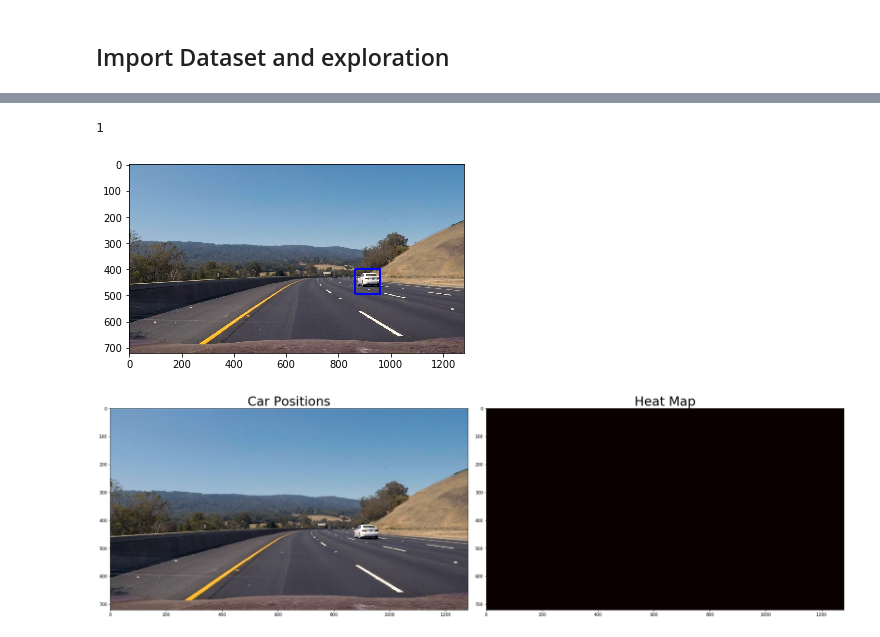
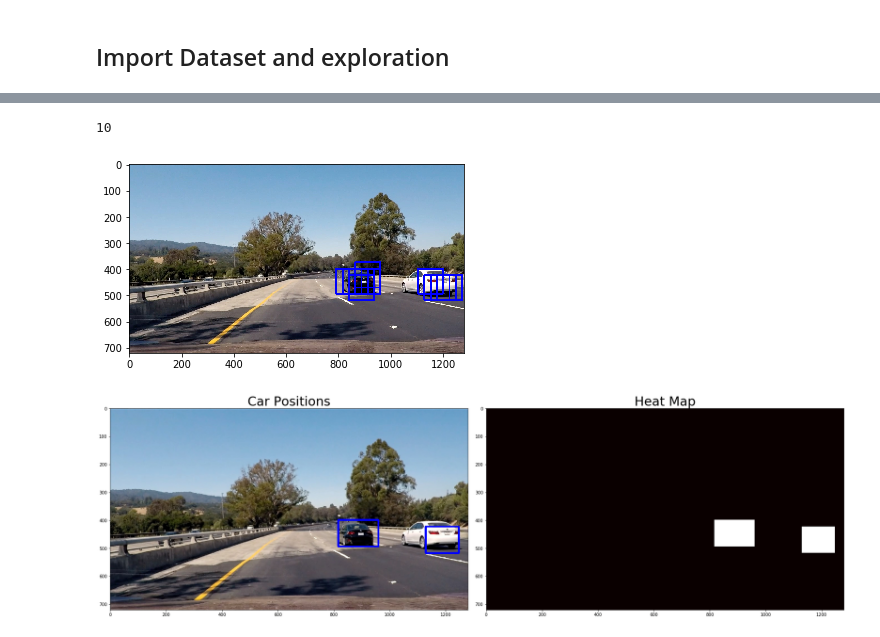
Before and after one commit to xiaohuieddie/Vehicle-Detection-and-Tracking, a Jupyter notebook: SingleImage_Pipeline.ipynb, the cells around one changed output, grey strips where cells are left out. Saved outputs shown, nothing was run; the diff lists cells and outputs as text; code cells hidden in the pictures.

```diff
--- a/SingleImage_Pipeline.ipynb
+++ b/SingleImage_Pipeline.ipynb
@@ -217,7 +217,7 @@ def find_cars(img, ystart, ystop, scale, svc, X_scaler, orient, pix_per_cell, ce
     img = img.astype(np.float32)/255
 
     img_tosearch = img[ystart:ystop,:,:]
-    ctrans_tosearch = cv2.cvtColor(img_tosearch, cv2.COLOR_RGB2YCrCb)
+    ctrans_tosearch = cv2.cvtColor(img_tosearch, cv2.COLOR_RGB2YUV)
     if scale != 1:
         imshape = ctrans_tosearch.shape
         ctrans_tosearch = cv2.resize(ctrans_tosearch, (np.int(imshape[1]/scale), np.int(imshape[0]/scale)))
@@ -249,6 +249,7 @@ def find_cars(img, ystart, ystop, scale, svc, X_scaler, orient, pix_per_cell, ce
         for yb in range(nysteps):
             ypos = yb*cells_per_step
             xpos = xb*cells_per_step
+            scale_temp = scale*(1+0*yb)
             # Extract HOG for this patch
             hog_feat1 = hog1[ypos:ypos+nblocks_per_window, xpos:xpos+nblocks_per_window].ravel()
             hog_feat2 = hog2[ypos:ypos+nblocks_per_window, xpos:xpos+nblocks_per_window].ravel()
@@ -268,12 +269,12 @@ def find_cars(img, ystart, ystop, scale, svc, X_scaler, orient, pix_per_cell, ce
             # Scale features and make a prediction
             test_features = X_scaler.transform(np.hstack((spatial_features, hist_features, hog_features)).reshape(1, -1))
             #test_features = X_scaler.transform(np.hstack((shape_feat, hist_feat)).reshape(1, -1))
-            test_prediction = svc.predict(test_features)
+            confidence_prediction = svc.decision_function(test_features)
 
-            if test_prediction == 1:
-                xbox_left = np.int(xleft*scale)
-                ytop_draw = np.int(ytop*scale)
-                win_draw = np.int(window*scale)
+            if confidence_prediction > 1:
+                xbox_left = np.int(xleft*scale_temp)
+                ytop_draw = np.int(ytop*scale_temp)
+                win_draw = np.int(window*scale_temp)
                 cv2.rectangle(draw_img,(xbox_left, ytop_draw+ystart),(xbox_left+win_draw,ytop_draw+win_draw+ystart),(0,0,255),6)
                 # Append window position to list
                 window_list.append(((xbox_left, ytop_draw+ystart), (xbox_left+win_draw,ytop_draw+win_draw+ystart)))
@@ -288,9 +289,9 @@ from sklearn.preprocessing import StandardScaler
 from sklearn.model_selection import train_test_split
 from sklearn.utils import shuffle
 
-color_space = 'YCrCb' # Can be RGB, HSV, LUV, HLS, YUV, YCrCb
-orient = 11  # HOG orientations  9
-pix_per_cell = 16 # HOG pixels per cell 8
+color_space = 'YUV' # Can be RGB, HSV, LUV, HLS, YUV, YCrCb
+orient = 9  # HOG orientations  9
+pix_per_cell = 8 # HOG pixels per cell 8
 cell_per_block = 2 # HOG cells per block
 hog_channel = 'ALL' # Can be 0, 1, 2, or "ALL"
 spatial_size = (16, 16) # Spatial binning dimensions
@@ -344,7 +345,7 @@ t=time.time()
 # svc = grid_search.GridSearchCV(svr, parameters)
 # svc.fit(X_train, y_train)
 
-svc = LinearSVC(C=2)
+svc = LinearSVC(C=0.01)
 svc.fit(X_train, y_train)
 t2 = time.time()
 print(round(t2-t, 2), 'Seconds to train SVC...')
@@ -390,17 +383,17 @@ dist_pickle["X_scaler"] = X_scaler
 pickle.dump( dist_pickle, open( "svc_model.p", "wb" ) )
 # %%
-ystart = 400
+ystart = 350
 ystop = 656
 scale = 1.5
 
-image = mpimg.imread('test_images/test3.jpg')
+image = mpimg.imread('test_images/test4.jpg')
 out_img, box_list = find_cars(image, ystart, ystop, scale, svc, X_scaler, orient, pix_per_cell, cell_per_block, spatial_size, hist_bins)
 
 plt.imshow(out_img)
 print (len(box_list))
 # %% [output]
-1
+10
-[figure, old version]
+[figure, new version]
 # %%
 from scipy.ndimage.measurements import label
 heat = np.zeros_like(image[:,:,0]).astype(np.float)
@@ -423,6 +416,7 @@ def apply_threshold(heatmap, threshold):
 
 def draw_labeled_bboxes(img, labels):
     # Iterate through all detected cars
+    bboxes = []
     for car_number in range(1, labels[1]+1):
         # Find pixels with each car_number label value
         nonzero = (labels[0] == car_number).nonzero()
@@ -431,10 +425,11 @@ def draw_labeled_bboxes(img, labels):
         nonzerox = np.array(nonzero[1])
         # Define a bounding box based on min/max x and y
         bbox = ((np.min(nonzerox), np.min(nonzeroy)), (np.max(nonzerox), np.max(nonzeroy)))
+        bboxes.append(bbox)
         # Draw the box on the image
         cv2.rectangle(img, bbox[0], bbox[1], (0,0,255), 6)
     # Return the image
-    return img
+    return img, bboxes
 
 # Add heat to each box in box list
 heat = add_heat(heat,box_list)
@@ -444,16 +439,18 @@ heat = apply_threshold(heat,threshold = 1)
 heatmap = np.clip(heat, 0, 255)
 # Find final boxes from heatmap using label function
 labels = label(heatmap)
-draw_img = draw_labeled_bboxes(np.copy(image), labels)
+draw_img, bboxes = draw_labeled_bboxes(np.copy(image), labels)
 
+test_heat = np.zeros_like(image[:,:,0]).astype(np.float)
+test_img =  add_heat(test_heat,bboxes)
 # Plot the result
 f, (ax1, ax2) = plt.subplots(1, 2, figsize=(24, 9))
 f.tight_layout()
 
 ax1.imshow(draw_img)
 ax1.set_title('Car Positions', fontsize=30)
-ax2.imshow(heatmap, cmap='hot')
+ax2.imshow(test_img, cmap='hot')
 ax2.set_title('Heat Map', fontsize=30)
 plt.subplots_adjust(left=0., right=1, top=0.9, bottom=0.)
 # %% [output]
-[figure, old version]
+[figure, new version]
```
Also changed, not shown: parts of 6 cells of this notebook, 4 other files.
